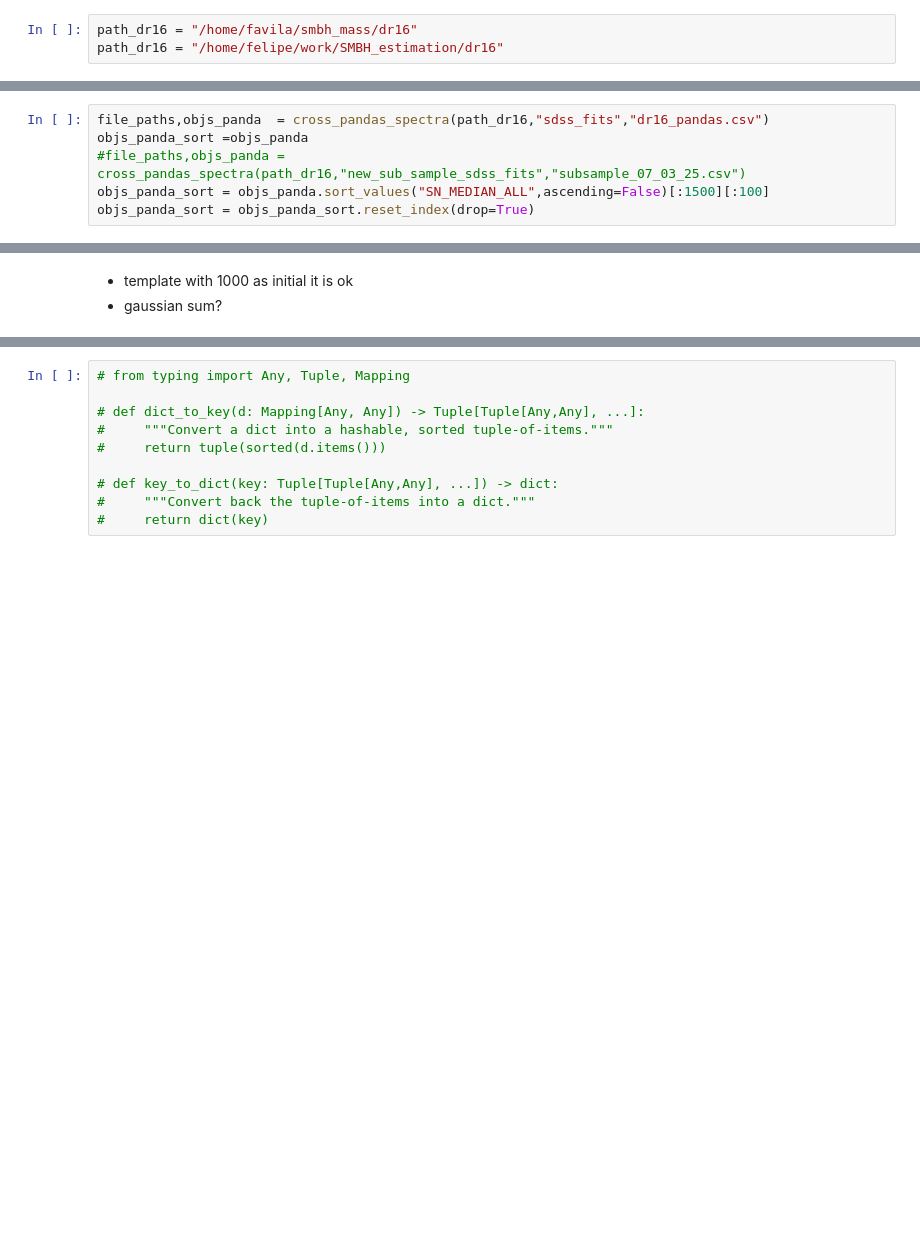
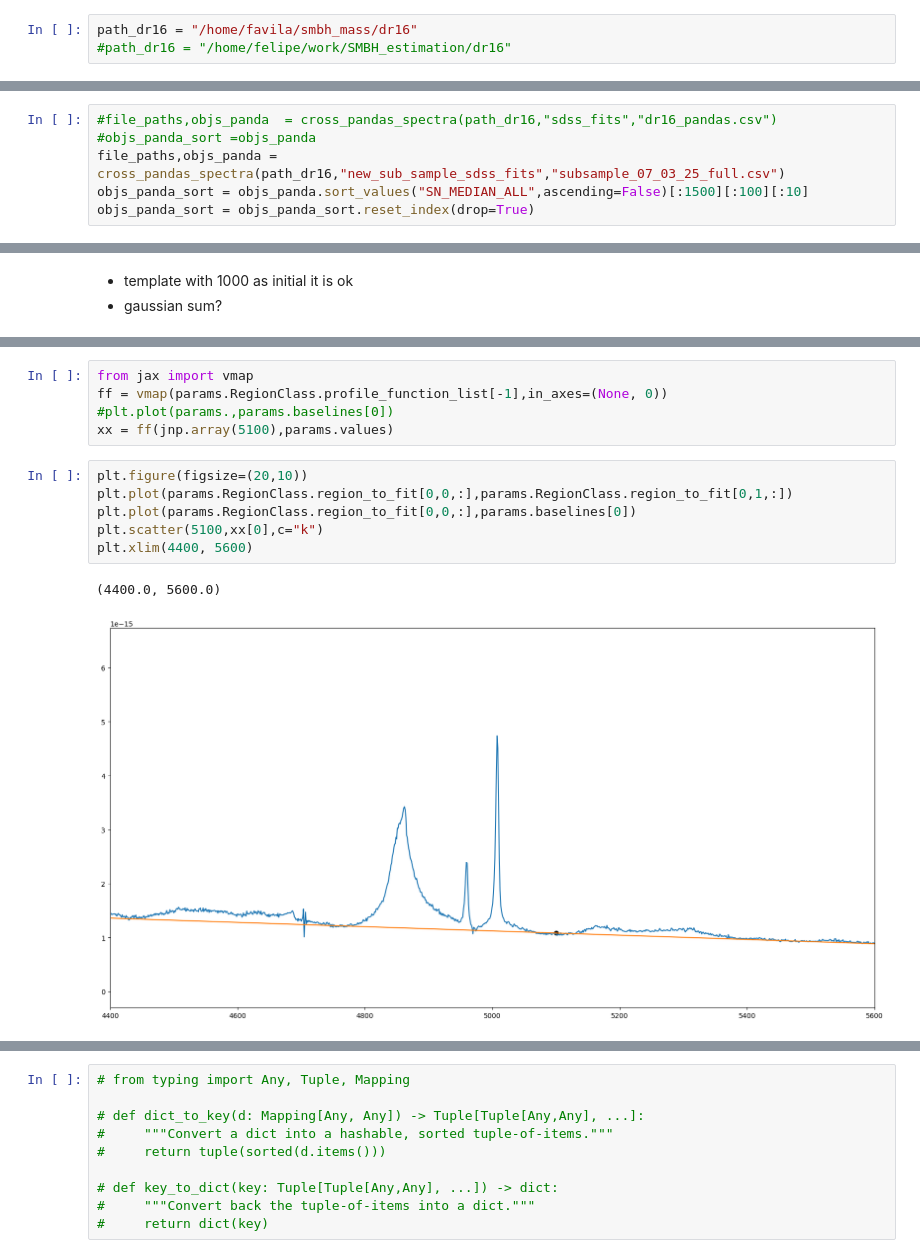
Before and after one commit to felavila/sheap, a Jupyter notebook: notebooks/building_complex_regions.ipynb, the cells around one changed output, grey strips where cells are left out. Drawn from its saved outputs; the diff is of its cells as text; blank space fills up the shorter version.

```diff
--- a/notebooks/building_complex_regions.ipynb
+++ b/notebooks/building_complex_regions.ipynb
@@ -20,4 +20,4 @@ jax.config.update("jax_enable_x64", True)
 %autoreload 2
 # %%
 path_dr16 = "/home/favila/smbh_mass/dr16"
-path_dr16 = "/home/felipe/work/SMBH_estimation/dr16"
+#path_dr16 = "/home/felipe/work/SMBH_estimation/dr16"
@@ -26,7 +24,7 @@ path_dr16 = "/home/felipe/work/SMBH_estimation/dr16"
 # %%
-file_paths,objs_panda  = cross_pandas_spectra(path_dr16,"sdss_fits","dr16_pandas.csv")
-objs_panda_sort =objs_panda
-#file_paths,objs_panda = cross_pandas_spectra(path_dr16,"new_sub_sample_sdss_fits","subsample_07_03_25.csv")
-objs_panda_sort = objs_panda.sort_values("SN_MEDIAN_ALL",ascending=False)[:1500][:100]
+#file_paths,objs_panda  = cross_pandas_spectra(path_dr16,"sdss_fits","dr16_pandas.csv")
+#objs_panda_sort =objs_panda
+file_paths,objs_panda = cross_pandas_spectra(path_dr16,"new_sub_sample_sdss_fits","subsample_07_03_25_full.csv")
+objs_panda_sort = objs_panda.sort_values("SN_MEDIAN_ALL",ascending=False)[:1500][:100][:10]
 objs_panda_sort = objs_panda_sort.reset_index(drop=True)
 # %% [output]
@@ -186,0 +201,14 @@ region_plot.plot(n,xlim=[5600, 7500],add_name=True)#207
+# %%
+from jax import vmap
+ff = vmap(params.RegionClass.profile_function_list[-1],in_axes=(None, 0))
+#plt.plot(params.,params.baselines[0])
+xx = ff(jnp.array(5100),params.values)
+# %%
+plt.figure(figsize=(20,10))
+plt.plot(params.RegionClass.region_to_fit[0,0,:],params.RegionClass.region_to_fit[0,1,:])
+plt.plot(params.RegionClass.region_to_fit[0,0,:],params.baselines[0])
+plt.scatter(5100,xx[0],c="k")
+plt.xlim(4400, 5600)
+# %% [output]
+(4400.0, 5600.0)
+[figure, added]
```
Also changed, not shown: parts of 36 cells of this notebook, 7 other files.
